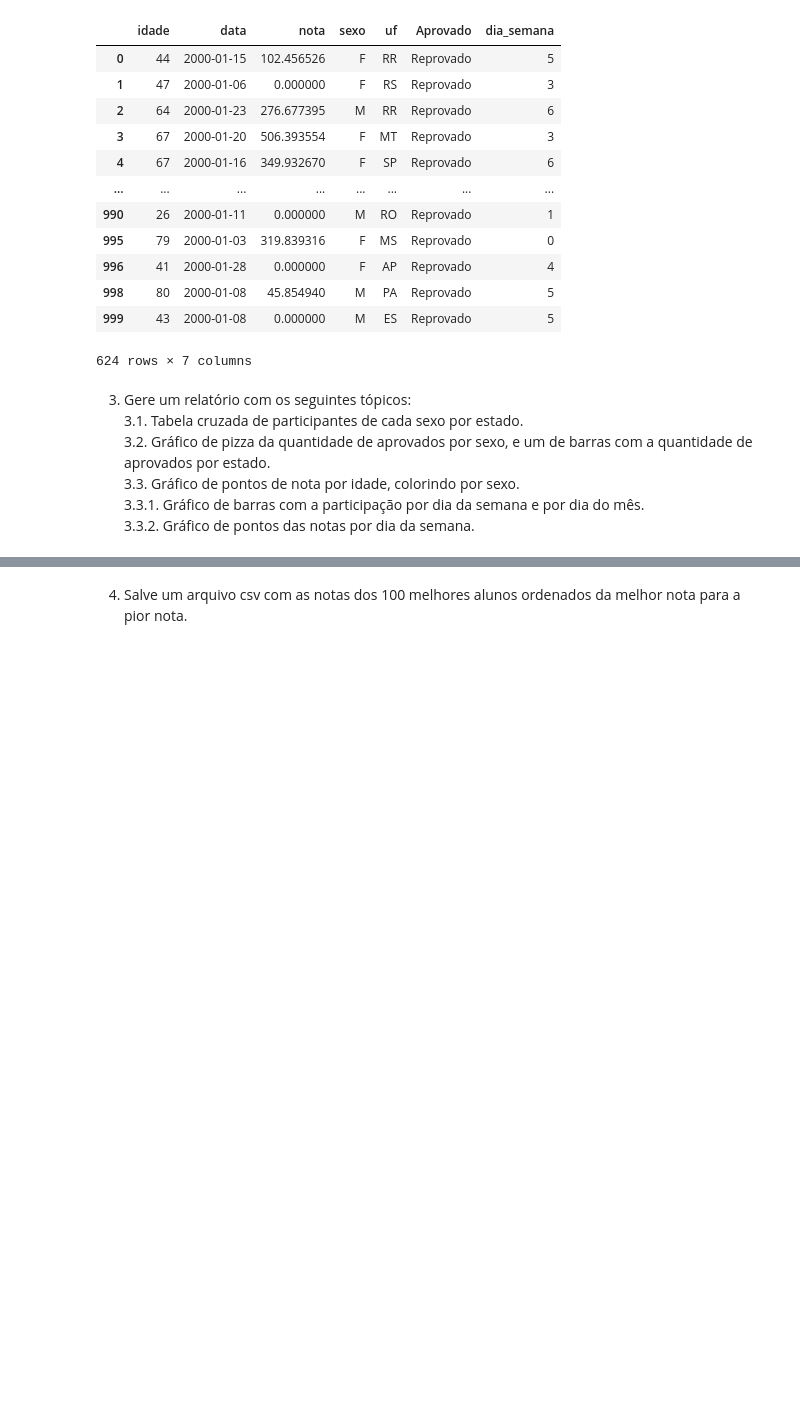
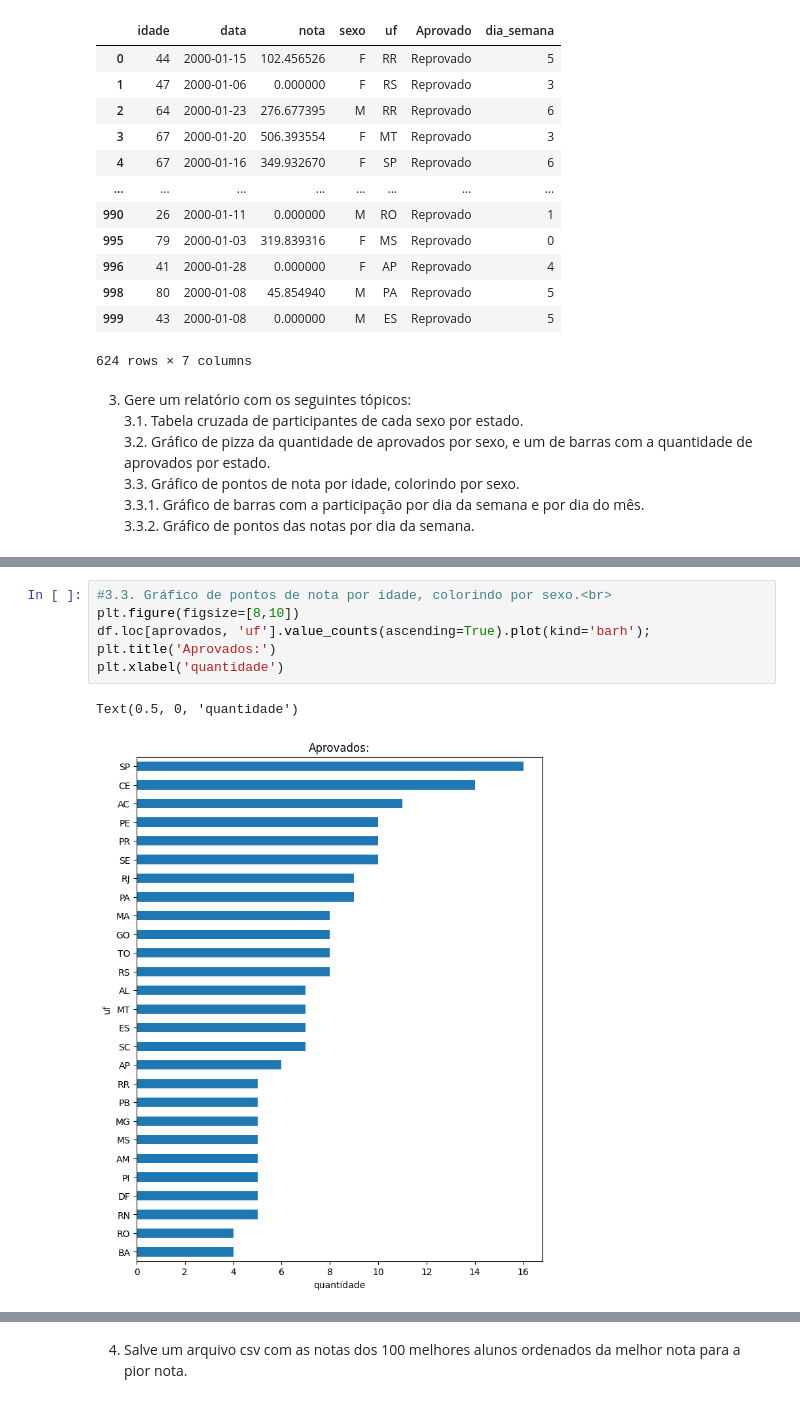
Before and after one commit to francfelipe/python-fundamentos, a Jupyter notebook: plumbers/python-exercicios-pandas-resolvido.ipynb, the cells around one changed output, grey strips where cells are left out. Cells and saved outputs as stored; diff of their text form; blank space fills up the shorter version.

```diff
--- a/plumbers/python-exercicios-pandas-resolvido.ipynb
+++ b/plumbers/python-exercicios-pandas-resolvido.ipynb
@@ -241,0 +313,9 @@ df
+# %%
+#3.3. Gráfico de pontos de nota por idade, colorindo por sexo.<br>
+plt.figure(figsize=[8,10])
+df.loc[aprovados, 'uf'].value_counts(ascending=True).plot(kind='barh');
+plt.title('Aprovados:')
+plt.xlabel('quantidade')
+# %% [output]
+Text(0.5, 0, 'quantidade')
+[figure, added]
```
Also changed, not shown: parts of 12 cells of this notebook.
